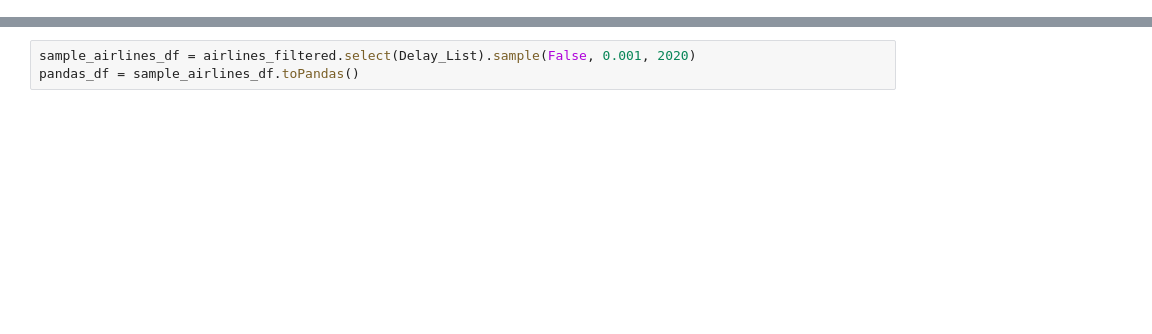
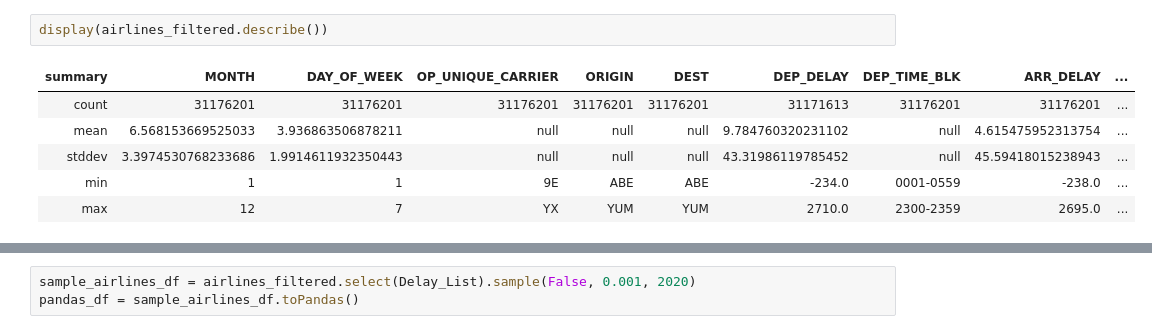
Before and after one commit to jayeshparikh/w261-project, a Jupyter notebook: AirlineDelaysWeather_WIP.ipynb, the cells around one changed output, grey strips where cells are left out. Drawn from its saved outputs; the diff is of its cells as text; blank space fills up the shorter version.

```diff
--- a/AirlineDelaysWeather_WIP.ipynb
+++ b/AirlineDelaysWeather_WIP.ipynb
@@ -183 +154,10 @@ airlines[Delay_List].describe().show()
+# %%
+display(airlines_filtered.describe())
+# %% [output]
+| summary | MONTH | DAY_OF_WEEK | OP_UNIQUE_CARRIER | ORIGIN | DEST | DEP_DELAY | DEP_TIME_BLK | ARR_DELAY | ... |
+| count | 31176201 | 31176201 | 31176201 | 31176201 | 31176201 | 31171613 | 31176201 | 31176201 | ... |
+| mean | 6.568153669525033 | 3.936863506878211 | null | null | null | 9.784760320231102 | null | 4.615475952313754 | ... |
+| stddev | 3.3974530768233686 | 1.9914611932350443 | null | null | null | 43.31986119785452 | null | 45.59418015238943 | ... |
+| min | 1 | 1 | 9E | ABE | ABE | -234.0 | 0001-0559 | -238.0 | ... |
+| max | 12 | 7 | YX | YUM | YUM | 2710.0 | 2300-2359 | 2695.0 | ... |
 # %%
```
Also changed, not shown: parts of 13 cells of this notebook.
